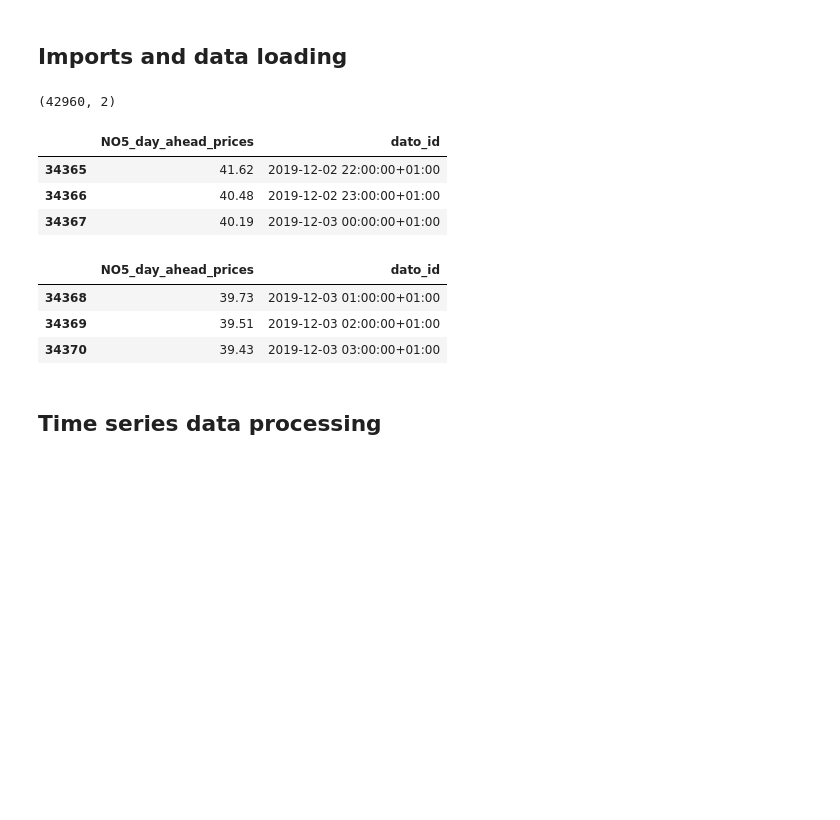
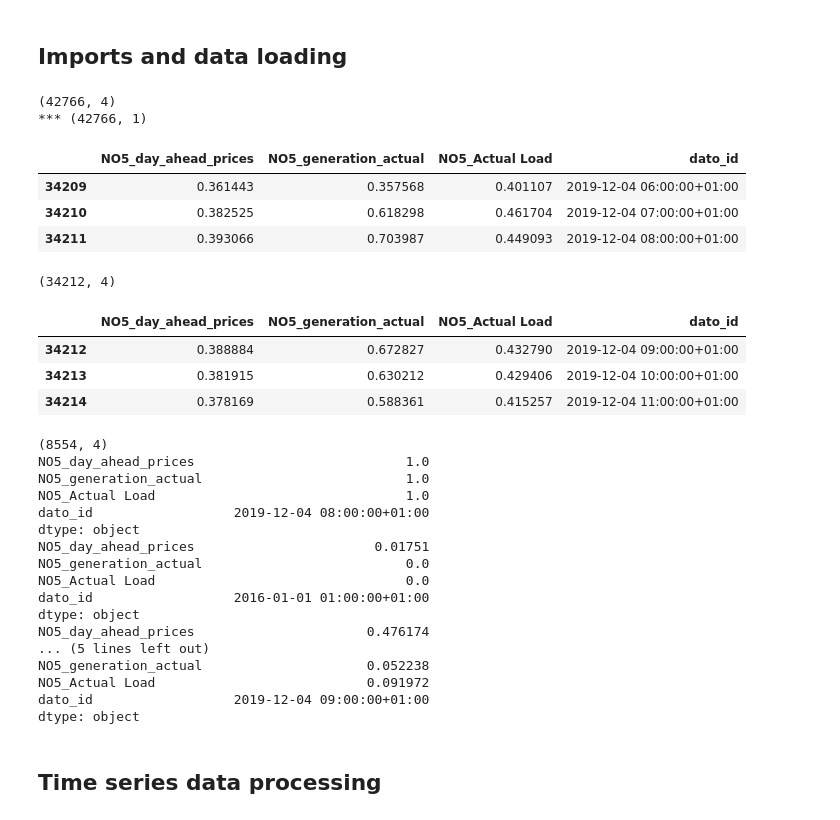
Before and after one commit to AndreasBordvik/FYS-STK4155-Prj3_report, a Jupyter notebook: code/LSTM_alternative/Time_series.ipynb, the cells around one changed output. Saved outputs shown, nothing was run; the diff lists cells and outputs as text; code cells hidden in the pictures; blank space fills up the shorter version.

```diff
--- a/code/LSTM_alternative/Time_series.ipynb
+++ b/code/LSTM_alternative/Time_series.ipynb
@@ -38,23 +29,57 @@ def RMSE(true, predicted):
 # %%
 # Training data
-training_df = pd.read_csv("entsoe_dataset_main.csv")[["NO5_day_ahead_prices","dato_id"]][0:-8760]; print(training_df.shape)
+training_df = pd.read_csv("entsoe_dataset_main_test.csv")[["NO5_day_ahead_prices", "NO5_generation_actual","NO5_Actual Load", "dato_id"]][0:-8760]; print(training_df.shape)
+
+scaler = MinMaxScaler()
+
+print("***",training_df["NO5_day_ahead_prices"].values.reshape(-1,1).shape)
+
+training_df["NO5_day_ahead_prices"] = scaler.fit_transform(training_df["NO5_day_ahead_prices"].values.reshape(-1,1))
+training_df["NO5_generation_actual"] = scaler.fit_transform(training_df["NO5_generation_actual"].values.reshape(-1,1))
+training_df["NO5_Actual Load"] = scaler.fit_transform(training_df["NO5_Actual Load"].values.reshape(-1,1))
 
 # Forecast solutions
 training_df, forcast_sol_df = train_test_split(training_df, shuffle=False, test_size=0.2, random_state=4155)
 
 # Displaying the loaded data
 display(training_df.tail(3))
+print(training_df.shape)
 display(forcast_sol_df.head(3))
+print(forcast_sol_df.shape)
+
+print(training_df.max())
+print(training_df.min())
+print(forcast_sol_df.max())
+print(forcast_sol_df.min())
 # %% [output]
-(42960, 2)
+(42766, 4)
+*** (42766, 1)
-|  | NO5_day_ahead_prices | dato_id |
-| 34365 | 41.62 | 2019-12-02 22:00:00+01:00 |
-| 34366 | 40.48 | 2019-12-02 23:00:00+01:00 |
-| 34367 | 40.19 | 2019-12-03 00:00:00+01:00 |
+|  | NO5_day_ahead_prices | NO5_generation_actual | NO5_Actual Load | dato_id |
+| 34209 | 0.361443 | 0.357568 | 0.401107 | 2019-12-04 06:00:00+01:00 |
+| 34210 | 0.382525 | 0.618298 | 0.461704 | 2019-12-04 07:00:00+01:00 |
+| 34211 | 0.393066 | 0.703987 | 0.449093 | 2019-12-04 08:00:00+01:00 |
+(34212, 4)
-|  | NO5_day_ahead_prices | dato_id |
-| 34368 | 39.73 | 2019-12-03 01:00:00+01:00 |
-| 34369 | 39.51 | 2019-12-03 02:00:00+01:00 |
-| 34370 | 39.43 | 2019-12-03 03:00:00+01:00 |
+|  | NO5_day_ahead_prices | NO5_generation_actual | NO5_Actual Load | dato_id |
+| 34212 | 0.388884 | 0.672827 | 0.432790 | 2019-12-04 09:00:00+01:00 |
+| 34213 | 0.381915 | 0.630212 | 0.429406 | 2019-12-04 10:00:00+01:00 |
+| 34214 | 0.378169 | 0.588361 | 0.415257 | 2019-12-04 11:00:00+01:00 |
+(8554, 4)
+NO5_day_ahead_prices                           1.0
+NO5_generation_actual                          1.0
+NO5_Actual Load                                1.0
+dato_id                  2019-12-04 08:00:00+01:00
+dtype: object
+NO5_day_ahead_prices                       0.01751
+NO5_generation_actual                          0.0
+NO5_Actual Load                                0.0
+dato_id                  2016-01-01 01:00:00+01:00
+dtype: object
+NO5_day_ahead_prices                      0.476174
+... (5 lines left out)
+NO5_generation_actual                     0.052238
+NO5_Actual Load                           0.091972
+dato_id                  2019-12-04 09:00:00+01:00
+dtype: object
 # %% [markdown]
 ## Time series data processing
 # %% [markdown]
```
Also changed, not shown: parts of 38 cells of this notebook, 24 other files.
